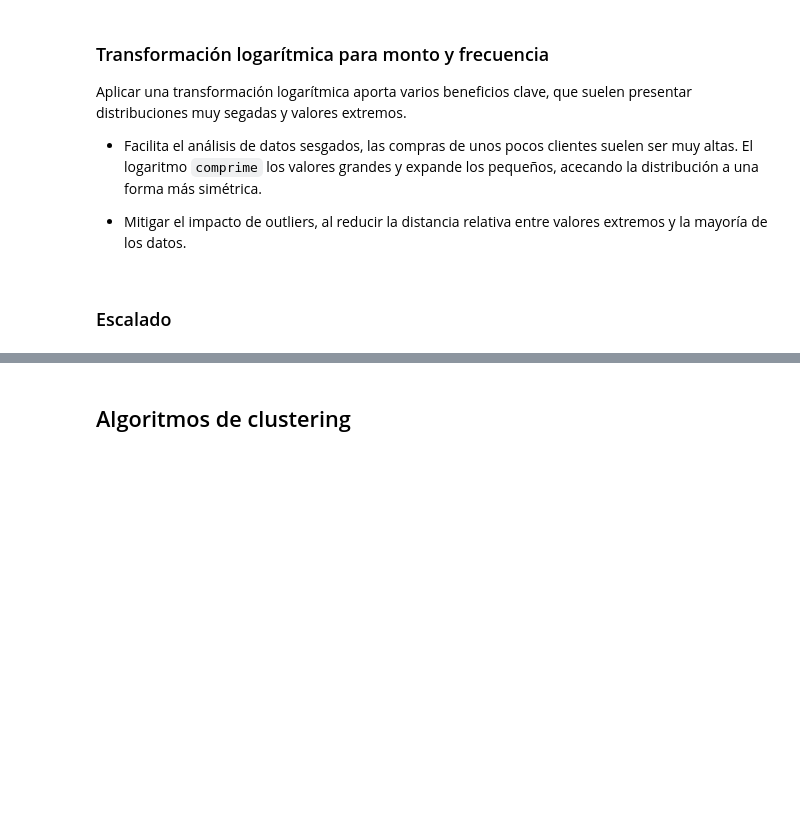
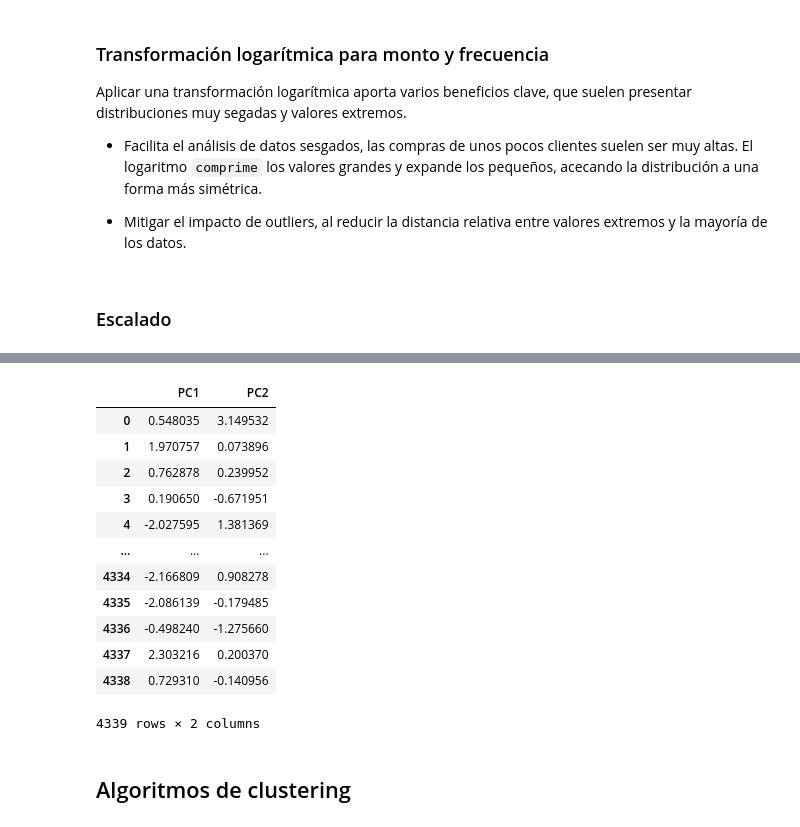
Before and after one commit to ctobar96/Latam_DataScience2024, a Jupyter notebook: Proyectos_MachineLearning/Desafio_SegmentaciónClientes/SegmentacionClientes.ipynb, the cells around one changed output, grey strips where cells are left out. Saved outputs shown, nothing was run; the diff lists cells and outputs as text; code cells hidden in the pictures; blank space fills up the shorter version.

Commit message:
Análisis de componentes principales

```diff
--- a/Proyectos_MachineLearning/Desafio_SegmentaciónClientes/SegmentacionClientes.ipynb
+++ b/Proyectos_MachineLearning/Desafio_SegmentaciónClientes/SegmentacionClientes.ipynb
@@ -265,2 +306,25 @@ rfm['monto_log'] = np.log1p(rfm['monto'])
+# %%
+from sklearn.decomposition import PCA
+
+# Aplicamos PCA a los datos
+pca = PCA(n_components= 2, random_state= 42)
+X_pca = pca.fit_transform(datos_escalados)
+
+df_pca = pd.DataFrame(X_pca, columns=['PC1', 'PC2'])
+df_pca
+# %% [output]
+|  | PC1 | PC2 |
+| 0 | 0.548035 | 3.149532 |
+| 1 | 1.970757 | 0.073896 |
+| 2 | 0.762878 | 0.239952 |
+| 3 | 0.190650 | -0.671951 |
+| 4 | -2.027595 | 1.381369 |
+| ... | ... | ... |
+| 4334 | -2.166809 | 0.908278 |
+| 4335 | -2.086139 | -0.179485 |
+| 4336 | -0.498240 | -1.275660 |
+| 4337 | 2.303216 | 0.200370 |
+| 4338 | 0.729310 | -0.140956 |
+4339 rows × 2 columns
 # %% [markdown]
 ## Algoritmos de clustering
```
Also changed, not shown: parts of 5 cells of this notebook.
